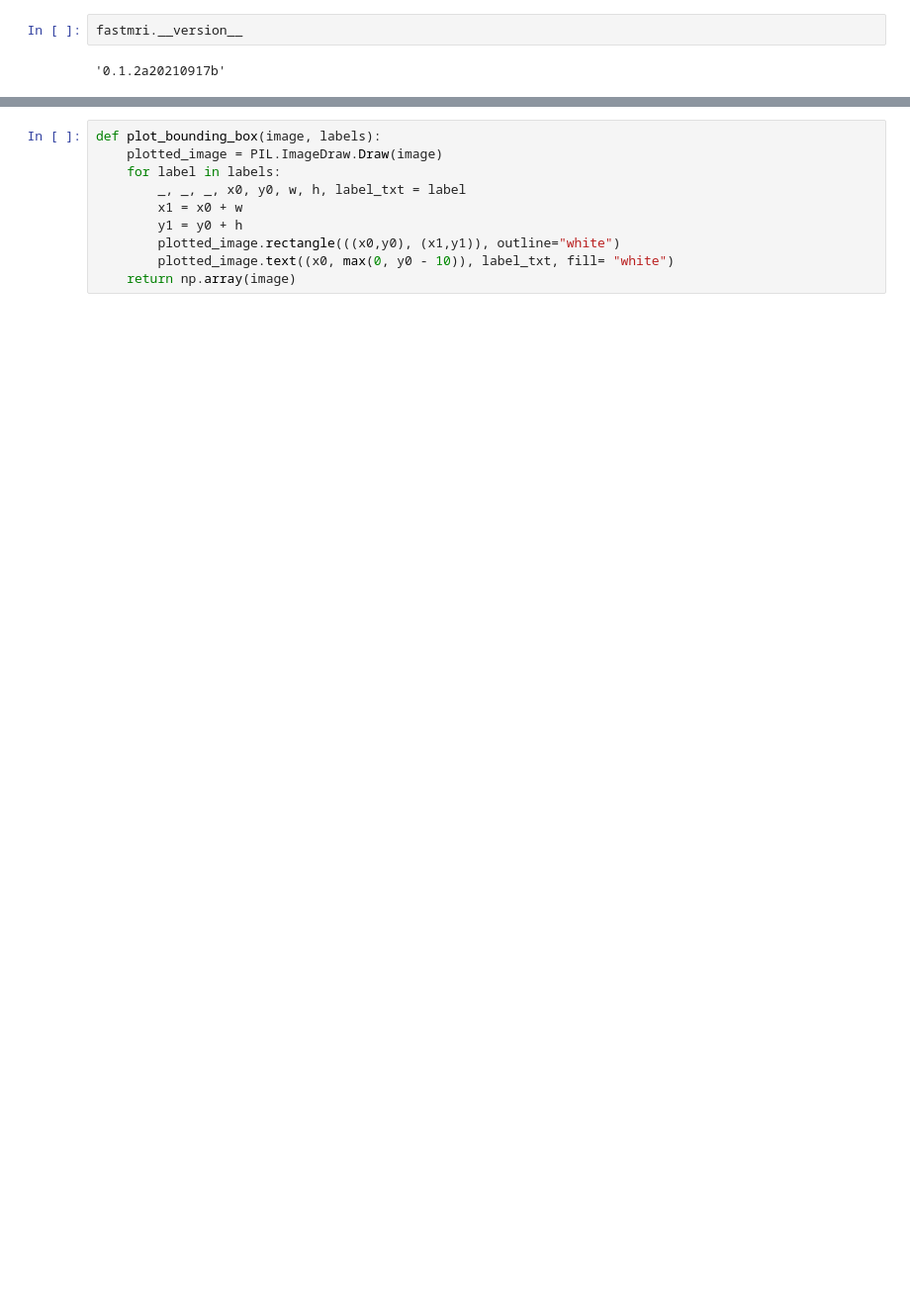
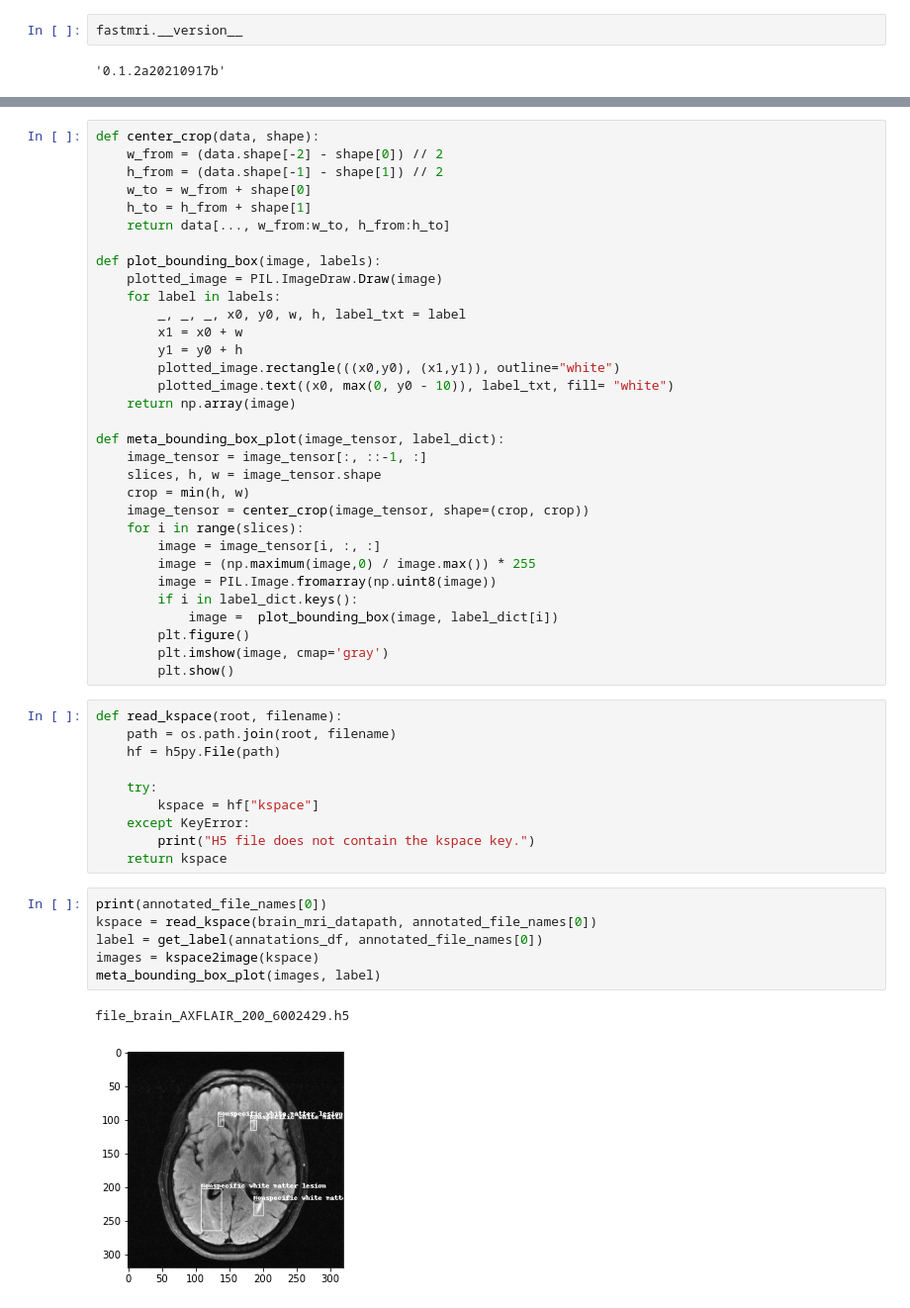
Before and after one commit to LysanderdeJong/RecSeg, a Jupyter notebook: test_ground.ipynb, the cells around one changed output, grey strips where cells are left out. Shown at 99% size. Cells and saved outputs as stored; diff of their text form; blank space fills up the shorter version.

Commit message:
Reading and displaying MRI k-space data works.

```diff
--- a/test_ground.ipynb
+++ b/test_ground.ipynb
@@ -99,4 +85,11 @@ dict_keys([0, 1, 2, 3, 4, 7, 9])
 # %%
+def center_crop(data, shape):
+    w_from = (data.shape[-2] - shape[0]) // 2
+    h_from = (data.shape[-1] - shape[1]) // 2
+    w_to = w_from + shape[0]
+    h_to = h_from + shape[1]
+    return data[..., w_from:w_to, h_from:h_to]
+
 def plot_bounding_box(image, labels):
     plotted_image = PIL.ImageDraw.Draw(image)
     for label in labels:
@@ -106,3 +99,37 @@ def plot_bounding_box(image, labels):
         plotted_image.rectangle(((x0,y0), (x1,y1)), outline="white")
         plotted_image.text((x0, max(0, y0 - 10)), label_txt, fill= "white")
     return np.array(image)
+
+def meta_bounding_box_plot(image_tensor, label_dict):
+    image_tensor = image_tensor[:, ::-1, :]
+    slices, h, w = image_tensor.shape
+    crop = min(h, w)
+    image_tensor = center_crop(image_tensor, shape=(crop, crop))
+    for i in range(slices):
+        image = image_tensor[i, :, :]
+        image = (np.maximum(image,0) / image.max()) * 255
+        image = PIL.Image.fromarray(np.uint8(image))
+        if i in label_dict.keys():
+            image =  plot_bounding_box(image, label_dict[i])
+        plt.figure()
+        plt.imshow(image, cmap='gray')
+        plt.show()
+# %%
+def read_kspace(root, filename):
+    path = os.path.join(root, filename)
+    hf = h5py.File(path)
+
+    try:
+        kspace = hf["kspace"]
+    except KeyError:
+        print("H5 file does not contain the kspace key.")
+    return kspace
+# %%
+print(annotated_file_names[0])
+kspace = read_kspace(brain_mri_datapath, annotated_file_names[0])
+label = get_label(annatations_df, annotated_file_names[0])
+images = kspace2image(kspace)
+meta_bounding_box_plot(images, label)
+# %% [output]
+file_brain_AXFLAIR_200_6002429.h5
+[figure, added]
```
Also changed, not shown: parts of 5 cells of this notebook, 1 other file.
